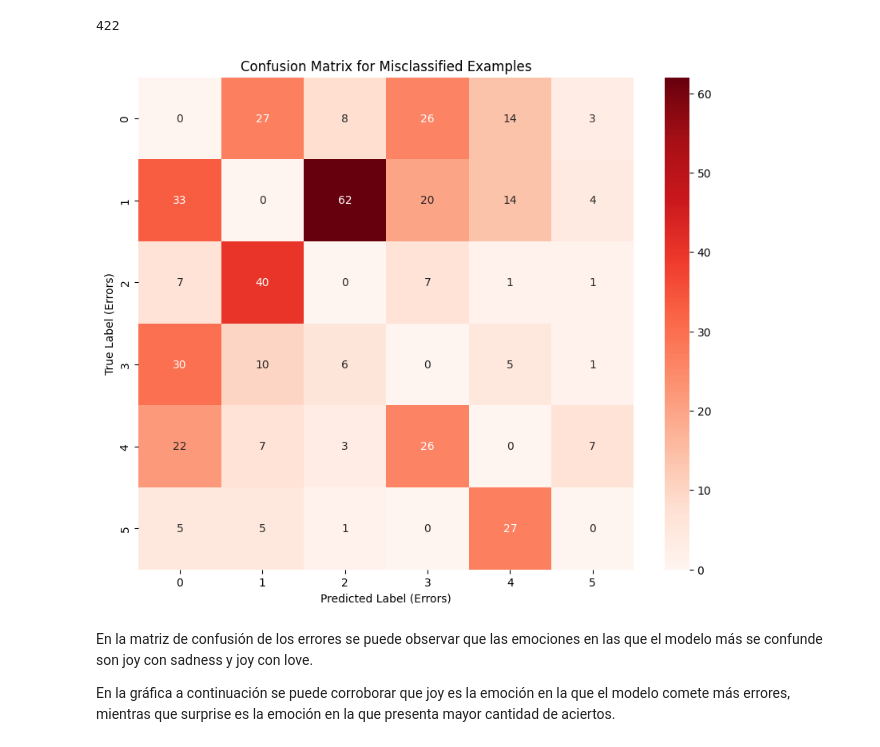
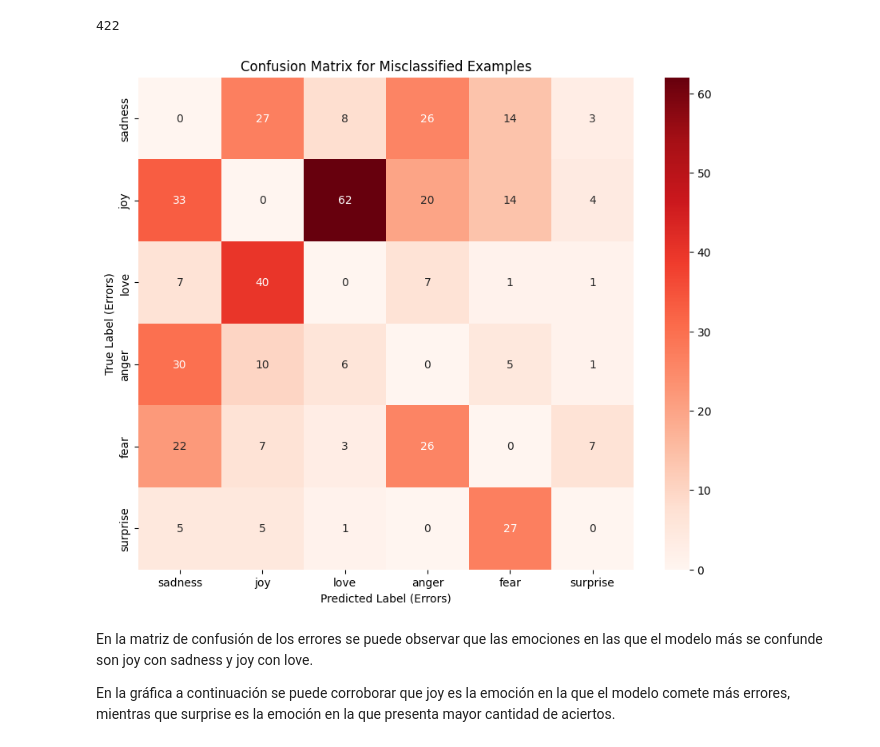
Before and after one commit to rchicangana/icesi_nlp, a Jupyter notebook: Session 3/Taller/taller3_transformers_from_scratch.ipynb, the cells around one changed output. Saved outputs shown, nothing was run; the diff lists cells and outputs as text; code cells hidden in the pictures.

Commit message:
changes to confusion error matrix

```diff
--- a/Session 3/Taller/taller3_transformers_from_scratch.ipynb
+++ b/Session 3/Taller/taller3_transformers_from_scratch.ipynb
@@ -135,9 +135,36 @@ Longitud promedio: 96.67005
 El tokenizador es el encargado de convertir el texto humano en secuencias de números (tokens) que el modelo de aprendizaje automático pueda procesar. Aquí utilizamos distilbert-base-uncased debido a que es un modelo un 40% más pequeño que BERT y un 60% más rápido, conservando el 97% de su capacidad de comprensión. Utiliza el algoritmo WordPiece, separando las palabras en sub-palabras lógicas (por ejemplo, "playing" -> "play", "##ing").
 # %%
 # Ruta donde guardar/cargar el tokenizer entrenado (para reproducibilidad)
-TOKENIZER_PATH = "tokenizer_emotion"
+# En Colab: descargar solo los archivos del tokenizer desde el repo (sin clonar)
+TOKENIZER_REPO = "rchicangana/icesi_nlp"
+TOKENIZER_REPO_PATH = "Session 3/Taller/tokenizer_emotion"  # ruta dentro del repo
 
-if os.path.exists(TOKENIZER_PATH):
+def download_tokenizer_from_github(repo: str, repo_path: str, local_dir: str) -> bool:
+    """Descarga los archivos del tokenizer desde GitHub (raw) al directorio local. Devuelve True si todo OK."""
+    import urllib.request
+    base_url = f"https://raw.githubusercontent.com/{repo}/main/{repo_path.replace(chr(32), '%20')}"
+    files = ["tokenizer.json", "tokenizer_config.json", "special_tokens_map.json"]
+    os.makedirs(local_dir, exist_ok=True)
+    for f in files:
+        url = f"{base_url}/{f}"
+        try:
+            urllib.request.urlretrieve(url, os.path.join(local_dir, f))
+        except Exception:
+            return False
+    return True
+
+if IN_COLAB:
+    TOKENIZER_PATH = "/content/tokenizer_emotion"
+    if not os.path.exists(os.path.join(TOKENIZER_PATH, "tokenizer.json")):
+        print("Descargando tokenizer desde el repositorio...")
+        download_tokenizer_from_github(TOKENIZER_REPO, TOKENIZER_REPO_PATH, TOKENIZER_PATH)
+else:
+    TOKENIZER_PATH = "tokenizer_emotion"
+
+# Cargar si existe tokenizer.json (descargado o guardado previamente)
+tokenizer_ready = os.path.exists(TOKENIZER_PATH) and os.path.exists(os.path.join(TOKENIZER_PATH, "tokenizer.json"))
+
+if tokenizer_ready:
     # Cargar tokenizer previamente guardado
     print(f"Cargando tokenizer desde '{TOKENIZER_PATH}'...")
     comments_tokenizer = AutoTokenizer.from_pretrained(TOKENIZER_PATH)
@@ -864,24 +891,25 @@ len(errors)
 # %%
 # Get true and predicted labels for the errors
 error_true_labels = errors['sentimiento'].tolist()
 error_predicted_labels = errors['predicción'].tolist()
 
-# Get all unique label names from the original label_mapping
-all_label_names = [comments_Dataset.id_2_class_map[i] for i in sorted(comments_Dataset.id_2_class_map.keys())]
+# Nombres de emociones (orden según dair-ai/emotion: 0-5)
+EMOTION_NAMES = ["sadness", "joy", "love", "anger", "fear", "surprise"]
+label_ids = sorted(comments_Dataset.id_2_class_map.keys())
+all_label_names = [EMOTION_NAMES[i] for i in label_ids]
 
-# Create a confusion matrix for errors only
-# We pass all possible label names to ensure the matrix dimensions are consistent
-error_conf_matrix = confusion_matrix(error_true_labels, error_predicted_labels, labels=all_label_names)
+# Create a confusion matrix for errors only (labels=ids para el orden correcto)
+error_conf_matrix = confusion_matrix(error_true_labels, error_predicted_labels, labels=label_ids)
 
 plt.figure(figsize=(10, 8))
 sns.heatmap(error_conf_matrix, annot=True, fmt='d', cmap='Reds',
             xticklabels=all_label_names, yticklabels=all_label_names)
 plt.xlabel('Predicted Label (Errors)')
 plt.ylabel('True Label (Errors)')
 plt.title('Confusion Matrix for Misclassified Examples')
 plt.show()
 # %% [output]
-[figure, old version]
+[figure, new version]
 # %% [markdown]
 En la matriz de confusión de los errores se puede observar que las emociones en las que el modelo más se confunde son joy con sadness y joy con love.
 
```
Also changed, not shown: parts of 2 cells of this notebook, 4 other files.
